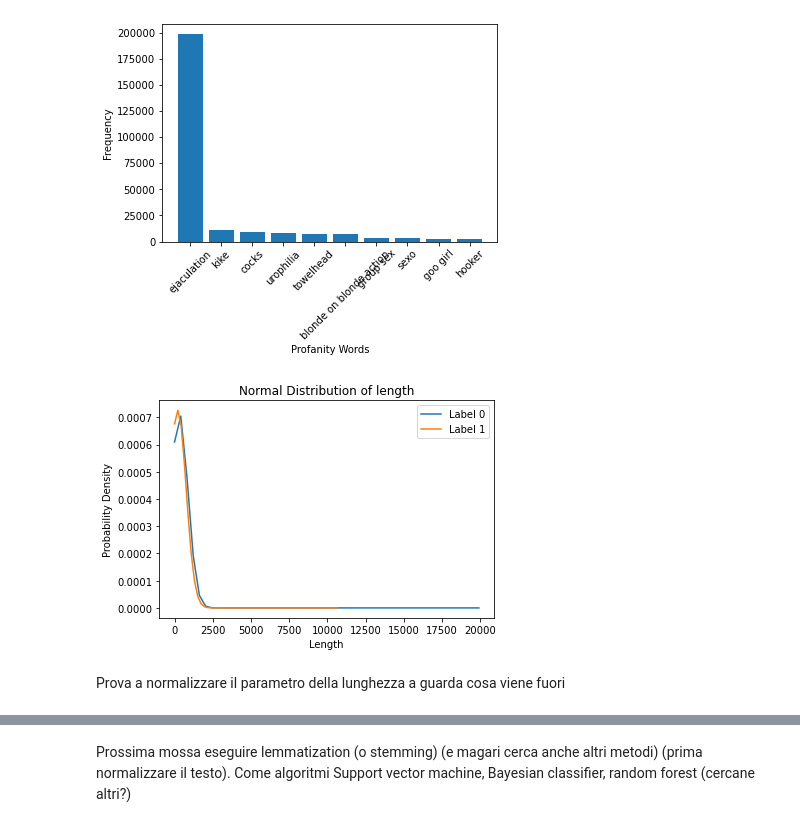
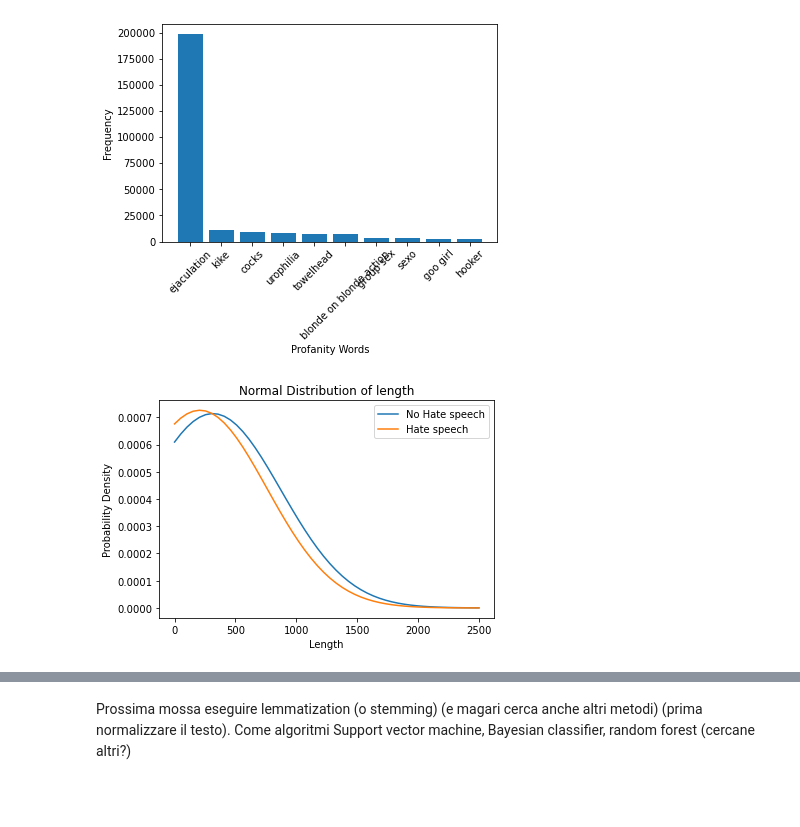
Before and after one commit to FilippoSechi/HateSpeechDetection, a Jupyter notebook: notebook.ipynb, the cells around one changed output, grey strips where cells are left out. Drawn from its saved outputs; the diff is of its cells as text; code cells hidden in the pictures; blank space fills up the shorter version.

```diff
--- a/notebook.ipynb
+++ b/notebook.ipynb
@@ -334,29 +360,27 @@ histogram_profanities(df[df["Label"]==0]["Content"],list(profanities))
 # %%
 from scipy.stats import norm
 
 # Filter the DataFrame by Label values
 label_0_lengths = df[df["Label"] == 0]["Length"]
 label_1_lengths = df[df["Label"] == 1]["Length"]
 
 # Fit a normal distribution to the length values
 mean_0, std_0 = norm.fit(label_0_lengths)
 mean_1 , std_1 = norm.fit(label_1_lengths)
 # Generate x-values for the plot
-x_0 = np.linspace(label_0_lengths.min(), label_0_lengths.max())
-x_1 = np.linspace(label_1_lengths.min(), label_1_lengths.max())
+x_0 = np.linspace(label_0_lengths.min(), 3000)#label_0_lengths.max())
+x_1 = np.linspace(label_1_lengths.min(), 3000)#label_1_lengths.max())
 # Calculate the corresponding y-values using the fitted distribution
 y_0 = norm.pdf(x_0, mean_0, std_0)
 y_1 = norm.pdf(x_1, mean_1, std_1)
 # Plot the normal distribution
 plt.plot(x_0, y_0, label="No Hate speech")
 plt.plot(x_1, y_1, label="Hate speech")
 plt.xlabel("Length")
 plt.ylabel("Probability Density")
 plt.title("Normal Distribution of length")
 plt.legend()
 plt.show()
 # %% [output]
-[figure, old version]
+[figure, new version]
-# %% [markdown]
-Prova a normalizzare il parametro della lunghezza a guarda cosa viene fuori
 # %%
```
Also changed, not shown: parts of 8 cells of this notebook.
